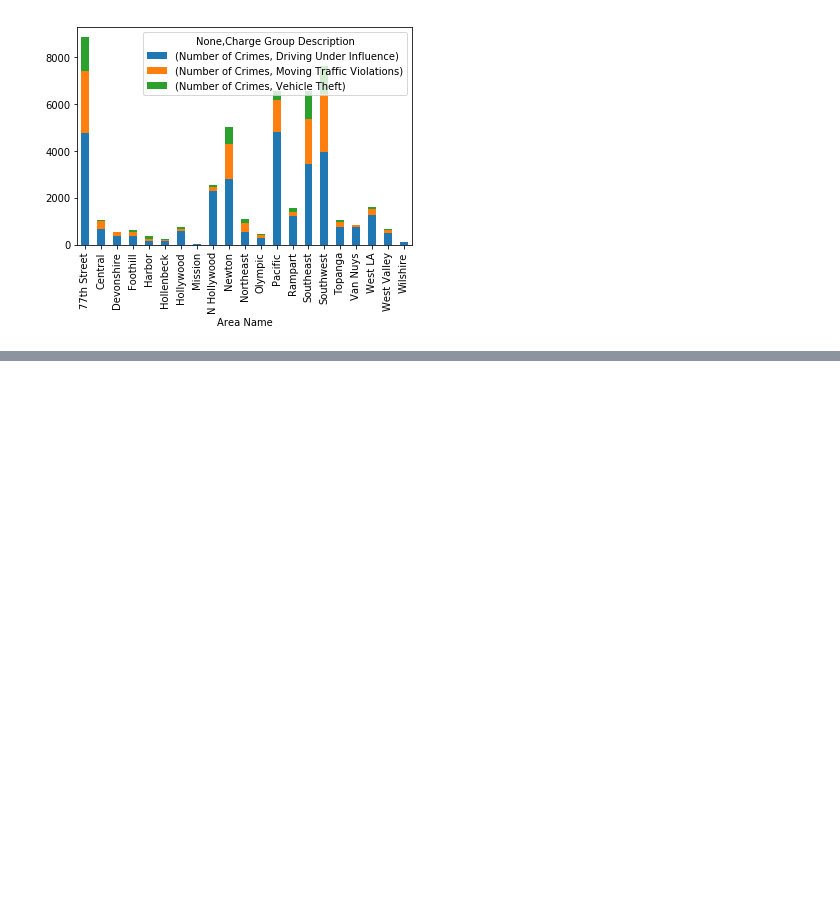
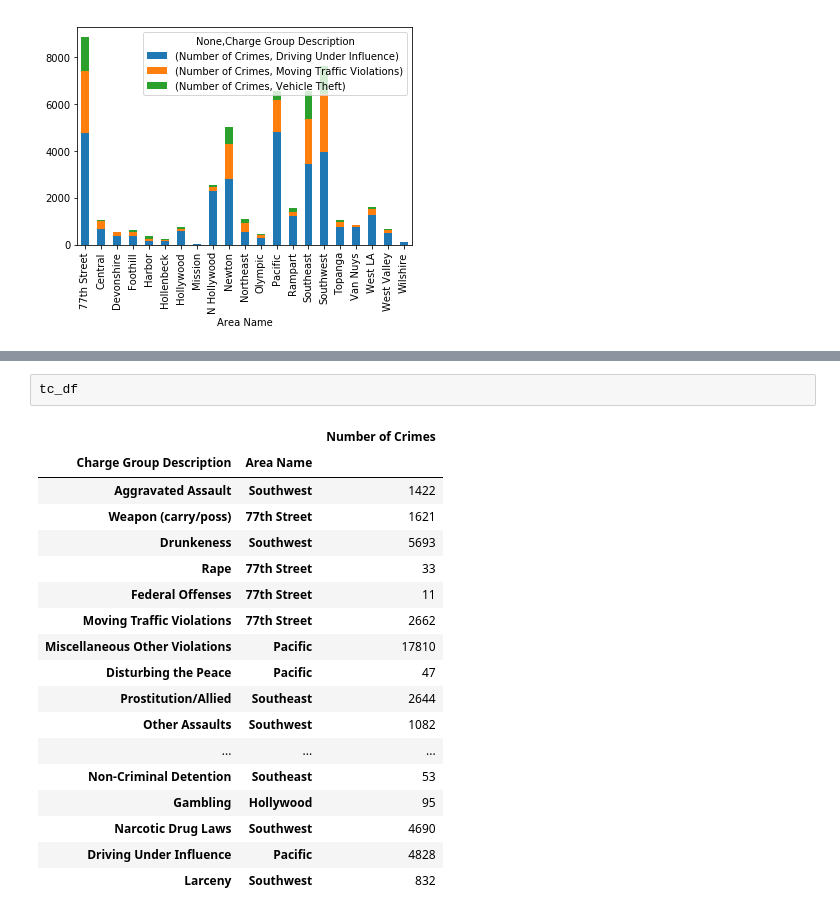
Before and after one commit to dshen90/Pandas_investigations_Inc_2, a Jupyter notebook: Crime_starter.ipynb, the cells around one changed output, grey strips where cells are left out. Cells and saved outputs as stored; diff of their text form; blank space fills up the shorter version.

```diff
--- a/Crime_starter.ipynb
+++ b/Crime_starter.ipynb
@@ -176,0 +237,21 @@ bfc_locations_df.unstack().plot(kind='bar',stacked=True)
+# %%
+tc_df
+# %% [output]
+|  |  | Number of Crimes |
+| Charge Group Description | Area Name |  |
+| Aggravated Assault | Southwest | 1422 |
+| Weapon (carry/poss) | 77th Street | 1621 |
+| Drunkeness | Southwest | 5693 |
+| Rape | 77th Street | 33 |
+| Federal Offenses | 77th Street | 11 |
+| Moving Traffic Violations | 77th Street | 2662 |
+| Miscellaneous Other Violations | Pacific | 17810 |
+| Disturbing the Peace | Pacific | 47 |
+| Prostitution/Allied | Southeast | 2644 |
+| Other Assaults | Southwest | 1082 |
+| ... | ... | ... |
+| Non-Criminal Detention | Southeast | 53 |
+| Gambling | Hollywood | 95 |
+| Narcotic Drug Laws | Southwest | 4690 |
+| Driving Under Influence | Pacific | 4828 |
+| Larceny | Southwest | 832 |
```
Also changed, not shown: parts of 6 cells of this notebook.
